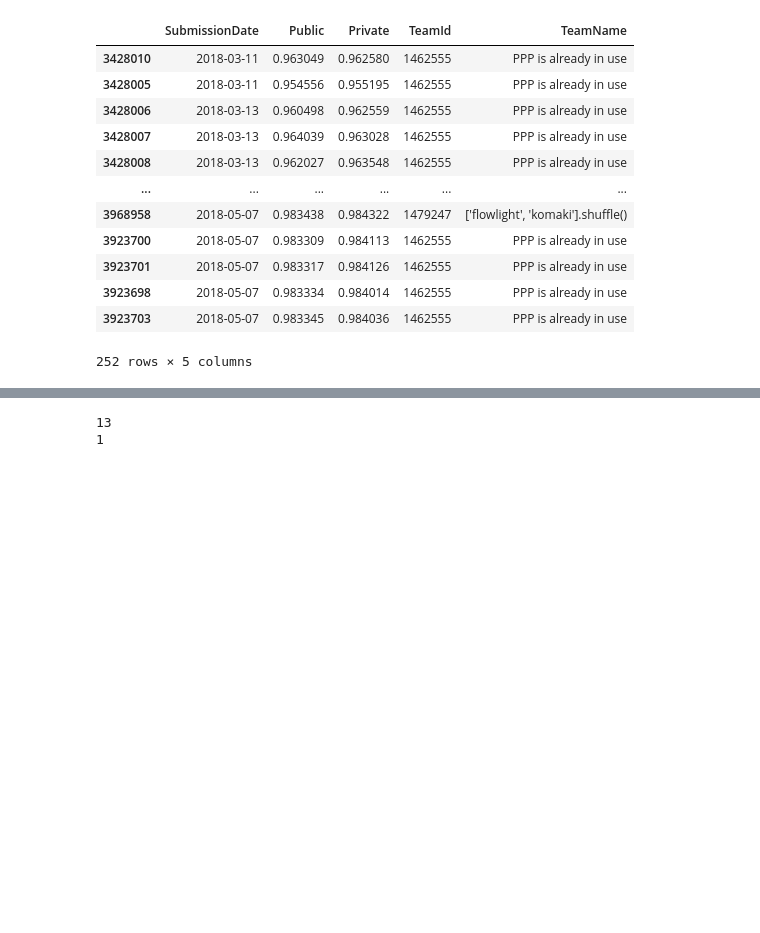
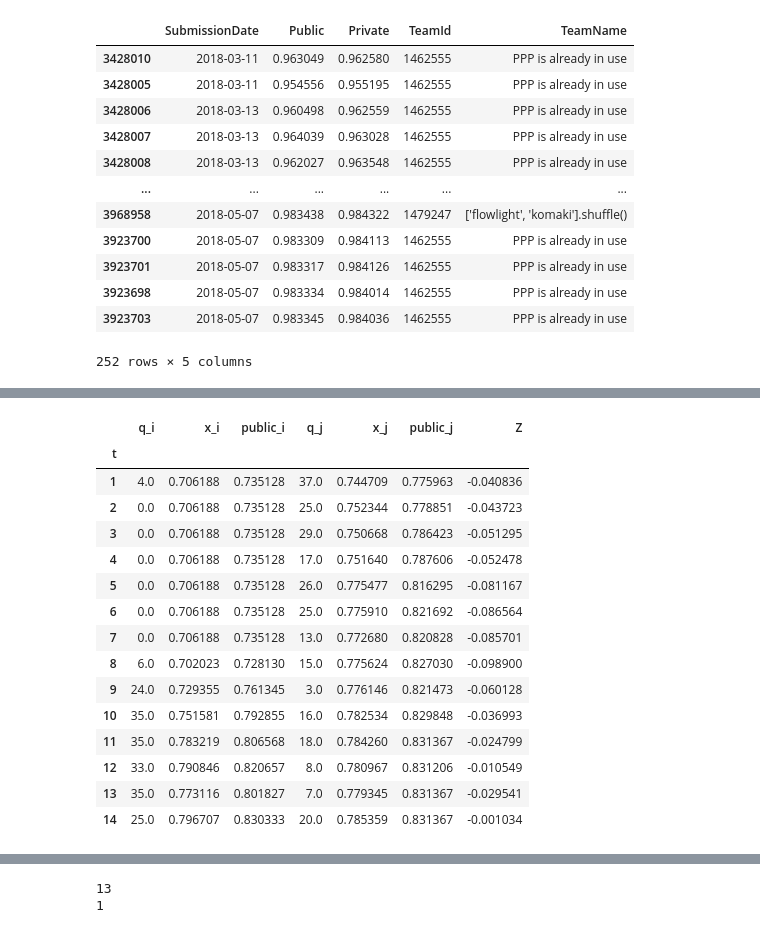
Before and after one commit to zhuanglinsheng/Competition-Data, a Jupyter notebook: submission-traces.ipynb, the cells around one changed output, grey strips where cells are left out. Cells and saved outputs as stored; diff of their text form; code cells hidden in the pictures; blank space fills up the shorter version.

```diff
--- a/submission-traces.ipynb
+++ b/submission-traces.ipynb
@@ -377,0 +397,19 @@ talkingdata_filtered
+# %%
+chaii_cleaned
+# %% [output]
+|  | q_i | x_i | public_i | q_j | x_j | public_j | Z |
+| t |  |  |  |  |  |  |  |
+| 1 | 4.0 | 0.706188 | 0.735128 | 37.0 | 0.744709 | 0.775963 | -0.040836 |
+| 2 | 0.0 | 0.706188 | 0.735128 | 25.0 | 0.752344 | 0.778851 | -0.043723 |
+| 3 | 0.0 | 0.706188 | 0.735128 | 29.0 | 0.750668 | 0.786423 | -0.051295 |
+| 4 | 0.0 | 0.706188 | 0.735128 | 17.0 | 0.751640 | 0.787606 | -0.052478 |
+| 5 | 0.0 | 0.706188 | 0.735128 | 26.0 | 0.775477 | 0.816295 | -0.081167 |
+| 6 | 0.0 | 0.706188 | 0.735128 | 25.0 | 0.775910 | 0.821692 | -0.086564 |
+| 7 | 0.0 | 0.706188 | 0.735128 | 13.0 | 0.772680 | 0.820828 | -0.085701 |
+| 8 | 6.0 | 0.702023 | 0.728130 | 15.0 | 0.775624 | 0.827030 | -0.098900 |
+| 9 | 24.0 | 0.729355 | 0.761345 | 3.0 | 0.776146 | 0.821473 | -0.060128 |
+| 10 | 35.0 | 0.751581 | 0.792855 | 16.0 | 0.782534 | 0.829848 | -0.036993 |
+| 11 | 35.0 | 0.783219 | 0.806568 | 18.0 | 0.784260 | 0.831367 | -0.024799 |
+| 12 | 33.0 | 0.790846 | 0.820657 | 8.0 | 0.780967 | 0.831206 | -0.010549 |
+| 13 | 35.0 | 0.773116 | 0.801827 | 7.0 | 0.779345 | 0.831367 | -0.029541 |
+| 14 | 25.0 | 0.796707 | 0.830333 | 20.0 | 0.785359 | 0.831367 | -0.001034 |
```
Also changed, not shown: parts of 33 cells of this notebook.
